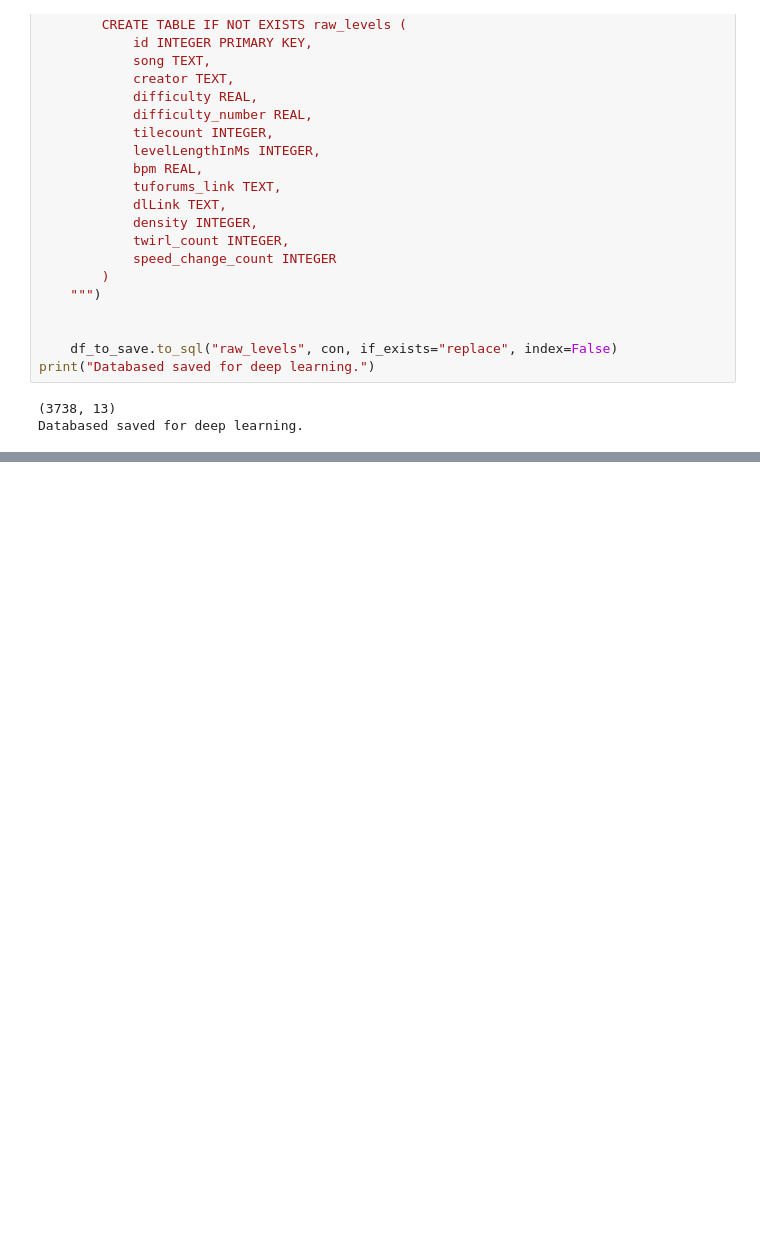
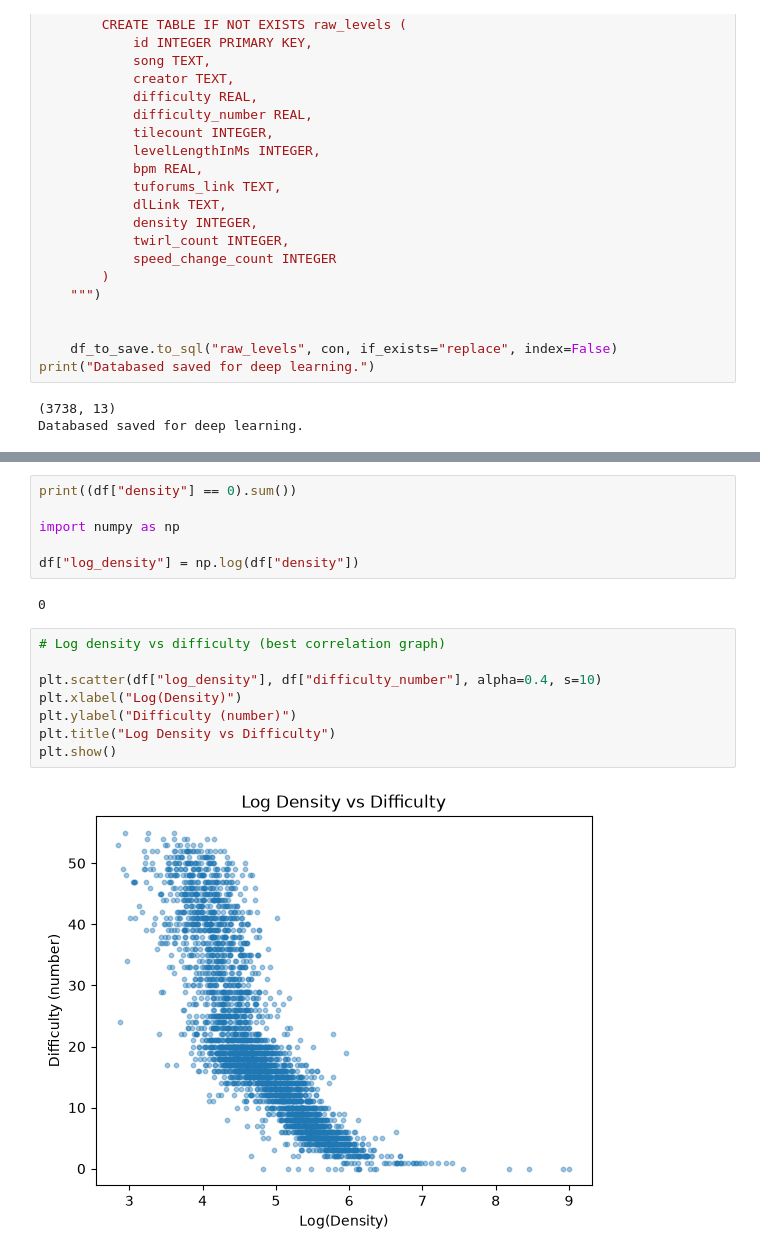
Before and after one commit to hasungkr/tufrater, a Jupyter notebook: app.ipynb, the cells around one changed output, grey strips where cells are left out. Saved outputs shown, nothing was run; the diff lists cells and outputs as text; blank space fills up the shorter version.

```diff
--- a/app.ipynb
+++ b/app.ipynb
@@ -246,0 +281,18 @@ print(os.path.getsize("levels.db") / 1024, "KB")
+# %%
+print((df["density"] == 0).sum())
+
+import numpy as np
+
+df["log_density"] = np.log(df["density"])
+# %% [output]
+0
+# %%
+# Log density vs difficulty (best correlation graph)
+
+plt.scatter(df["log_density"], df["difficulty_number"], alpha=0.4, s=10)
+plt.xlabel("Log(Density)")
+plt.ylabel("Difficulty (number)")
+plt.title("Log Density vs Difficulty")
+plt.show()
+# %% [output]
+[figure, added]
```
Also changed, not shown: parts of 7 cells of this notebook.
